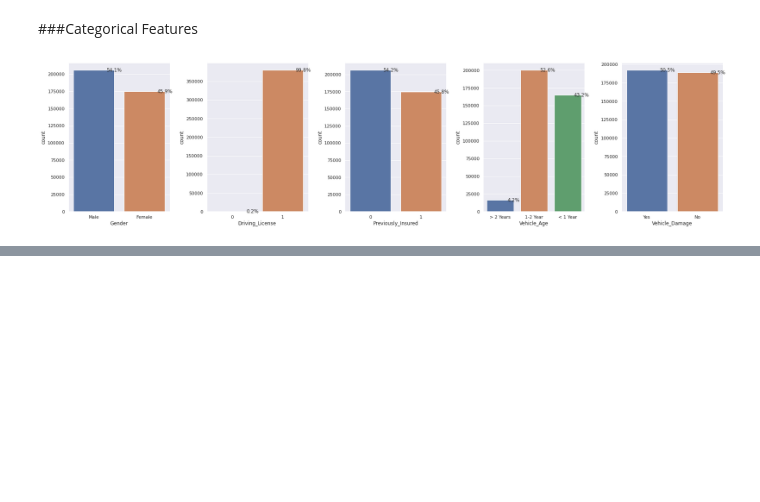
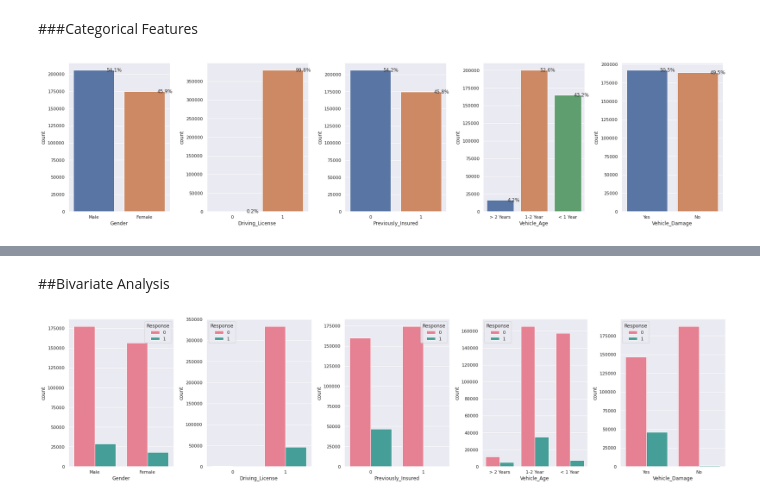
Before and after one commit to shadabsgit/ML-Classification-Capstone-Project, a Jupyter notebook: HEALTH_INSURANCE_CROSS_SELL_PREDICTION.ipynb, the cells around one changed output, grey strips where cells are left out. Saved outputs shown, nothing was run; the diff lists cells and outputs as text; code cells hidden in the pictures; blank space fills up the shorter version.

```diff
--- a/HEALTH_INSURANCE_CROSS_SELL_PREDICTION.ipynb
+++ b/HEALTH_INSURANCE_CROSS_SELL_PREDICTION.ipynb
@@ -277,0 +305,12 @@ for n,column in enumerate(discrete_features[:-1]):
+# %% [markdown]
+##Bivariate Analysis
+# %%
+#Plotting Countplots for categorical features with respect to the target variables
+plt.figure(figsize=(24,6))
+for n,column in enumerate(discrete_features[:-1]):
+  plt.subplot(1, 5, n+1)
+  sns.set_theme(style="darkgrid")
+  ax = sns.countplot(x=data[column], hue=data['Response'], palette='husl')
+  plt.tight_layout()
+# %% [output]
+[figure, added]
```
Also changed, not shown: parts of 8 cells of this notebook.
